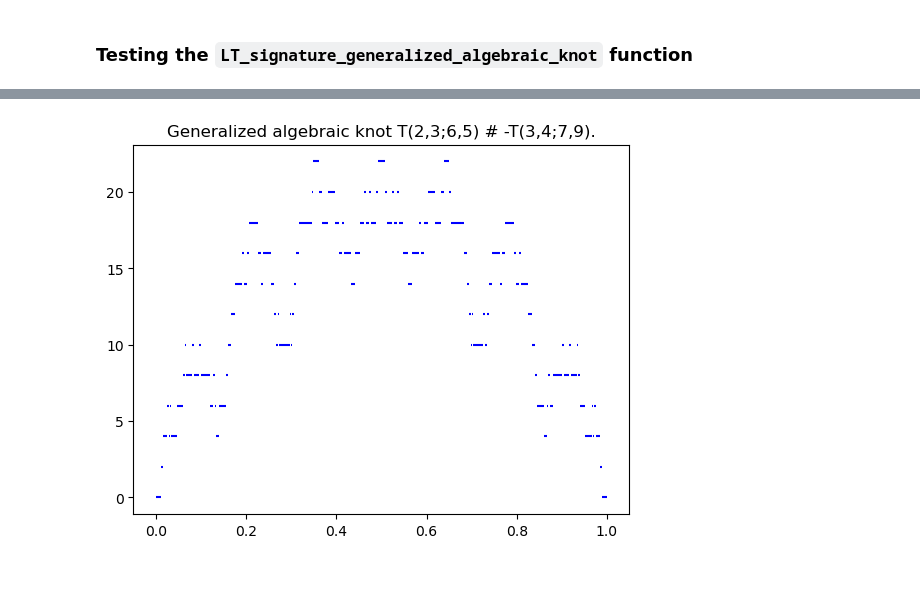
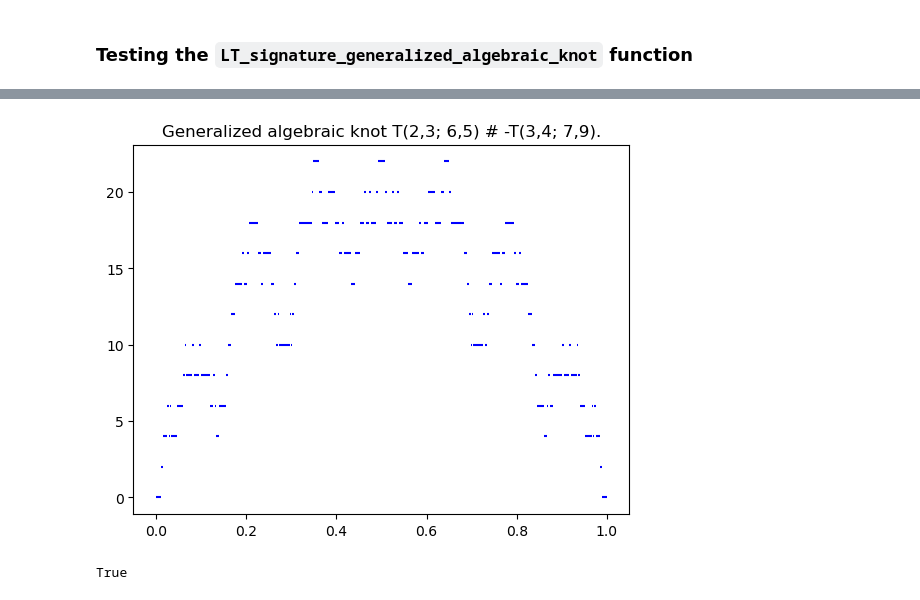
Before and after one commit to wpolitarczyk/signature-function, a Jupyter notebook: notebooks/LT-signature.ipynb, the cells around one changed output, grey strips where cells are left out. Saved outputs shown, nothing was run; the diff lists cells and outputs as text; code cells hidden in the pictures.

```diff
--- a/notebooks/LT-signature.ipynb
+++ b/notebooks/LT-signature.ipynb
@@ -173,12 +289,25 @@ Is zero everywhere? True
 # %%
 # T(2,3;6,5) # -T(3,4;7,9)
 desc = [
     (1, [(2,3), (6,5)]),
     (-1, [(3,4), (7, 9)])
 ]
 
 sig = LT_signature_generalized_algebraic_knot(desc)
 
-SignaturePloter.plot(sig, title="Generalized algebraic knot T(2,3;6,5) # -T(3,4;7,9).")
+SignaturePloter.plot(sig, title=f"Generalized algebraic knot {gaknot_desc_to_txt(desc)}.")
 # %% [output]
-[figure, old version]
+[figure, new version]
+# %%
+desc = [
+    (1, [(2,3), (5,2)]),
+    (1, [(3,2)]),
+    (1, [(5,3)]),
+    (-1, [(6,5)])
+]
+
+sig = LT_signature_generalized_algebraic_knot(desc)
+
+sig.is_zero_everywhere()
+# %% [output]
+True
```
Also changed, not shown: parts of 15 cells of this notebook.
